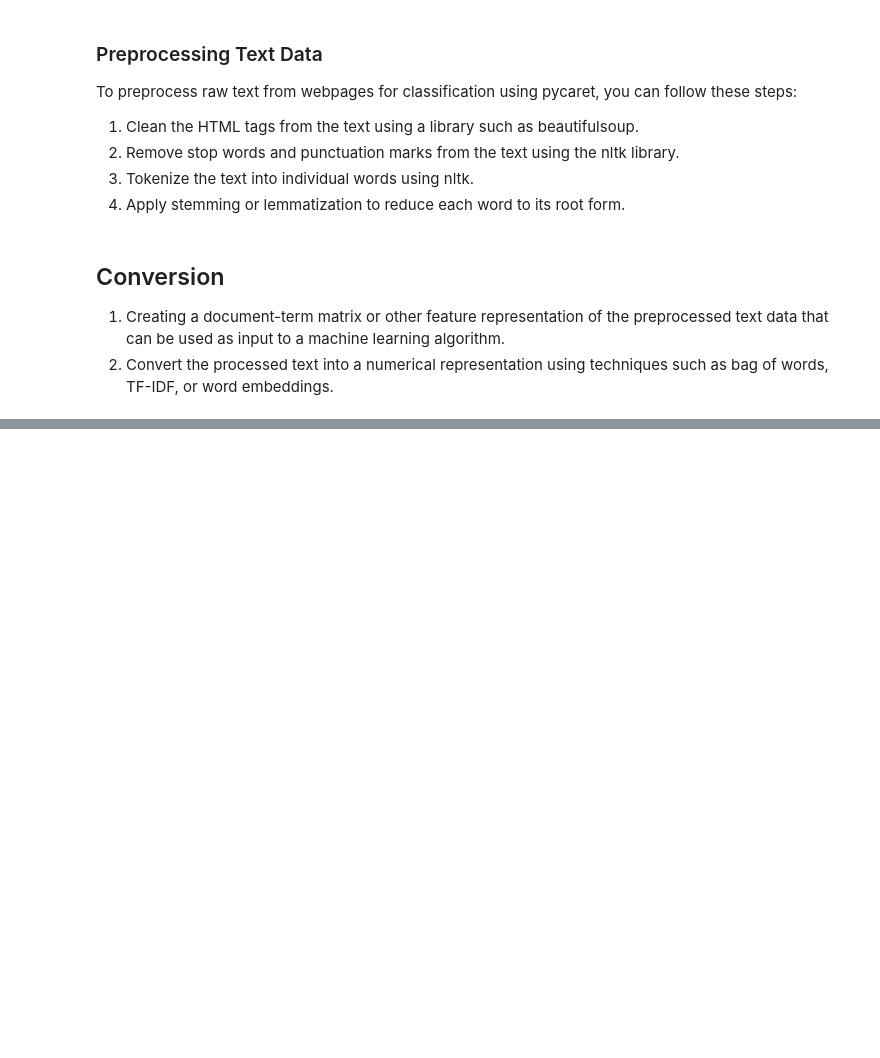
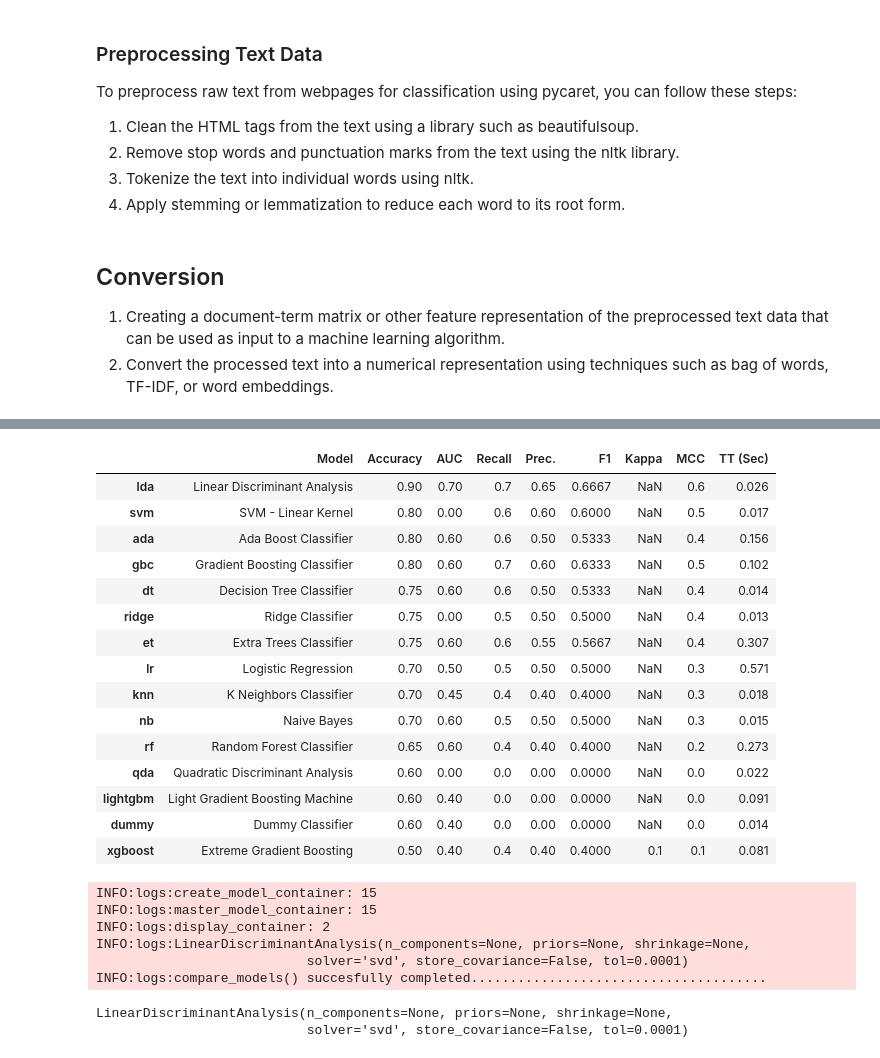
Before and after one commit to DeepCodeSec/ml1000-p3, a Jupyter notebook: notebooks/p3.ipynb, the cells around one changed output, grey strips where cells are left out. Saved outputs shown, nothing was run; the diff lists cells and outputs as text; code cells hidden in the pictures; blank space fills up the shorter version.

```diff
--- a/notebooks/p3.ipynb
+++ b/notebooks/p3.ipynb
@@ -46,0 +168,27 @@ To preprocess raw text from webpages for classification using pycaret, you can f
+# %%
+compare_models()
+# %% [output]
+|  | Model | Accuracy | AUC | Recall | Prec. | F1 | Kappa | MCC | TT (Sec) |
+| lda | Linear Discriminant Analysis | 0.90 | 0.70 | 0.7 | 0.65 | 0.6667 | NaN | 0.6 | 0.026 |
+| svm | SVM - Linear Kernel | 0.80 | 0.00 | 0.6 | 0.60 | 0.6000 | NaN | 0.5 | 0.017 |
+| ada | Ada Boost Classifier | 0.80 | 0.60 | 0.6 | 0.50 | 0.5333 | NaN | 0.4 | 0.156 |
+| gbc | Gradient Boosting Classifier | 0.80 | 0.60 | 0.7 | 0.60 | 0.6333 | NaN | 0.5 | 0.102 |
+| dt | Decision Tree Classifier | 0.75 | 0.60 | 0.6 | 0.50 | 0.5333 | NaN | 0.4 | 0.014 |
+| ridge | Ridge Classifier | 0.75 | 0.00 | 0.5 | 0.50 | 0.5000 | NaN | 0.4 | 0.013 |
+| et | Extra Trees Classifier | 0.75 | 0.60 | 0.6 | 0.55 | 0.5667 | NaN | 0.4 | 0.307 |
+| lr | Logistic Regression | 0.70 | 0.50 | 0.5 | 0.50 | 0.5000 | NaN | 0.3 | 0.571 |
+| knn | K Neighbors Classifier | 0.70 | 0.45 | 0.4 | 0.40 | 0.4000 | NaN | 0.3 | 0.018 |
+| nb | Naive Bayes | 0.70 | 0.60 | 0.5 | 0.50 | 0.5000 | NaN | 0.3 | 0.015 |
+| rf | Random Forest Classifier | 0.65 | 0.60 | 0.4 | 0.40 | 0.4000 | NaN | 0.2 | 0.273 |
+| qda | Quadratic Discriminant Analysis | 0.60 | 0.00 | 0.0 | 0.00 | 0.0000 | NaN | 0.0 | 0.022 |
+| lightgbm | Light Gradient Boosting Machine | 0.60 | 0.40 | 0.0 | 0.00 | 0.0000 | NaN | 0.0 | 0.091 |
+| dummy | Dummy Classifier | 0.60 | 0.40 | 0.0 | 0.00 | 0.0000 | NaN | 0.0 | 0.014 |
+| xgboost | Extreme Gradient Boosting | 0.50 | 0.40 | 0.4 | 0.40 | 0.4000 | 0.1 | 0.1 | 0.081 |
+INFO:logs:create_model_container: 15
+INFO:logs:master_model_container: 15
+INFO:logs:display_container: 2
+INFO:logs:LinearDiscriminantAnalysis(n_components=None, priors=None, shrinkage=None,
+                           solver='svd', store_covariance=False, tol=0.0001)
+INFO:logs:compare_models() succesfully completed......................................
+LinearDiscriminantAnalysis(n_components=None, priors=None, shrinkage=None,
+                           solver='svd', store_covariance=False, tol=0.0001)
```
Also changed, not shown: parts of 19 cells of this notebook.
